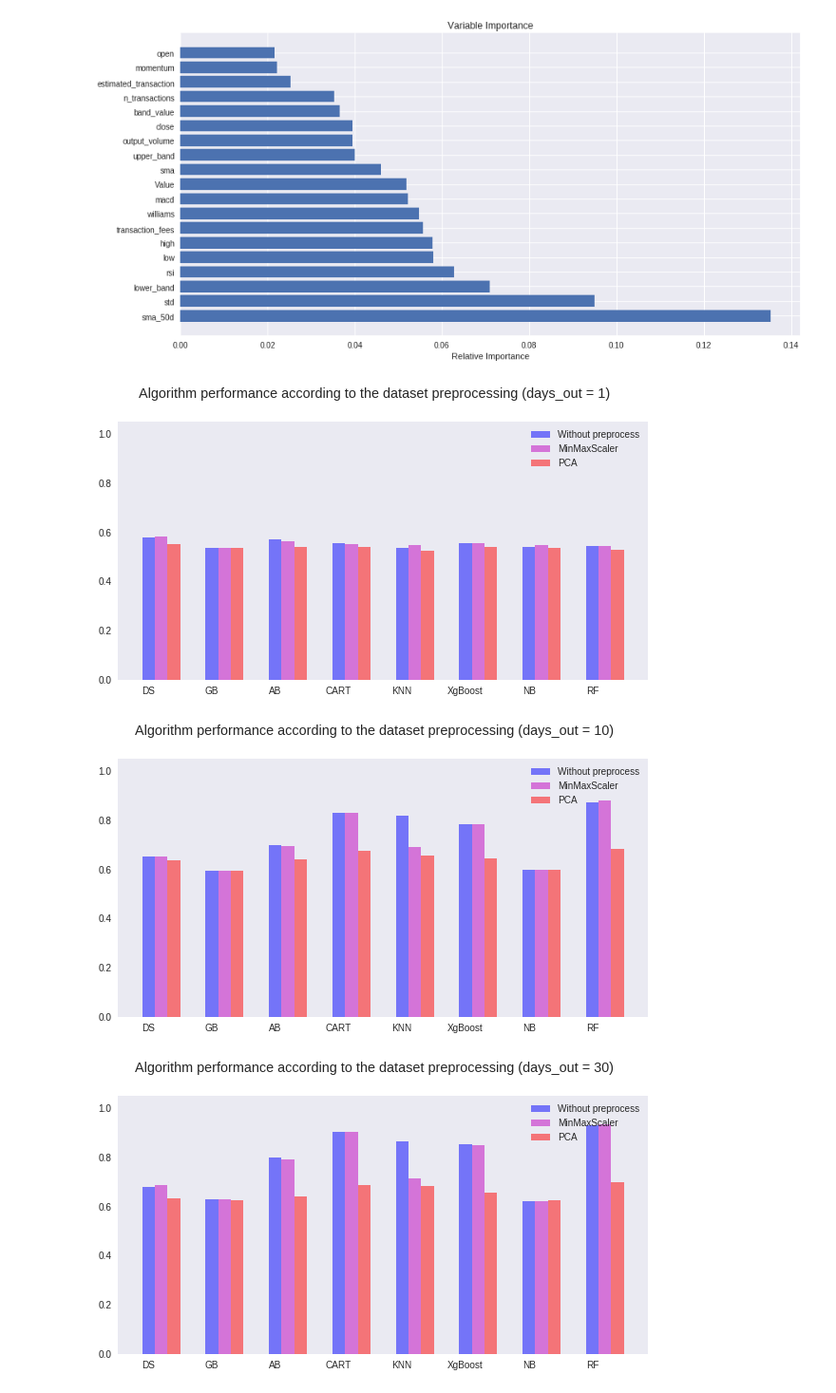
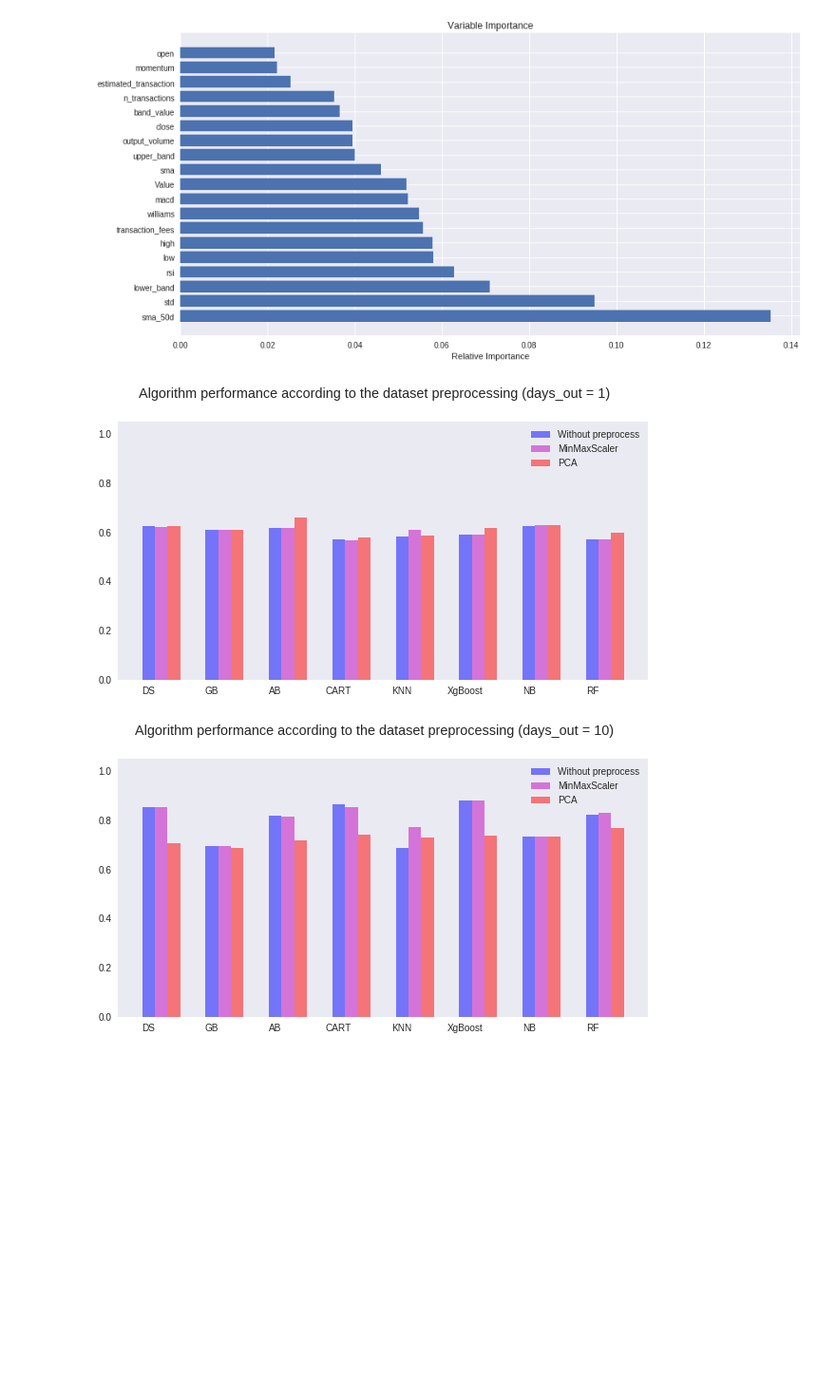
Before and after one commit to machineLearningCryptos/cryptoForecasting, a Jupyter notebook: crypto_forecasting.ipynb, the cells around one changed output. Shown at 95% size. Cells and saved outputs as stored; diff of their text form; code cells hidden in the pictures; blank space fills up the shorter version.

```diff
--- a/crypto_forecasting.ipynb
+++ b/crypto_forecasting.ipynb
@@ -754,7 +754,7 @@ from sklearn.decomposition import PCA
 
 sns.set(rc={'figure.figsize':(12,6)})
 for n in [1,10,30] :
-    df_1 = calc_stats(df, days_out=n, dropna=True, add_params=True)
+    df_1 = create_data_3(n)
     df_1.drop(['time', 'timestamp','volumefrom', 'volumeto'], axis=1, inplace=True)
     features = df_1[df_1.columns.difference(['y'])]
     target =  df_1['y']
@@ -768,34 +768,33 @@ for n in [1,10,30] :
 
     pos = list(range(len(precision)))
     width = 0.2
     fig, ax = plt.subplots(figsize=(10,5))
     plt.bar(pos,
             precision,
             width,
             alpha=0.5,
             color='b')
 
     plt.bar([p + width for p in pos],
             precision1,
             width,
             alpha=0.5,
             color='m')
 
     plt.bar([p + width*2 for p in pos],
             precision2,
             width,
             alpha=0.5,
             color='r')
 
 
     plt.ylim([0,1.05])
     ax.set_xticklabels(['0']+method)
     plt.legend(['Without preprocess','MinMaxScaler','PCA'], loc='upper right')
     fig.suptitle('Algorithm performance according to the dataset preprocessing (days_out = '+str(n)+')')
     plt.grid()
     plt.show()
 # %% [output]
-[figure, old version]
+[figure, new version]
-[figure, old version]
+[figure, new version]
-[figure, removed]
 # %% [markdown]
```
Also changed, not shown: parts of 4 cells of this notebook.
